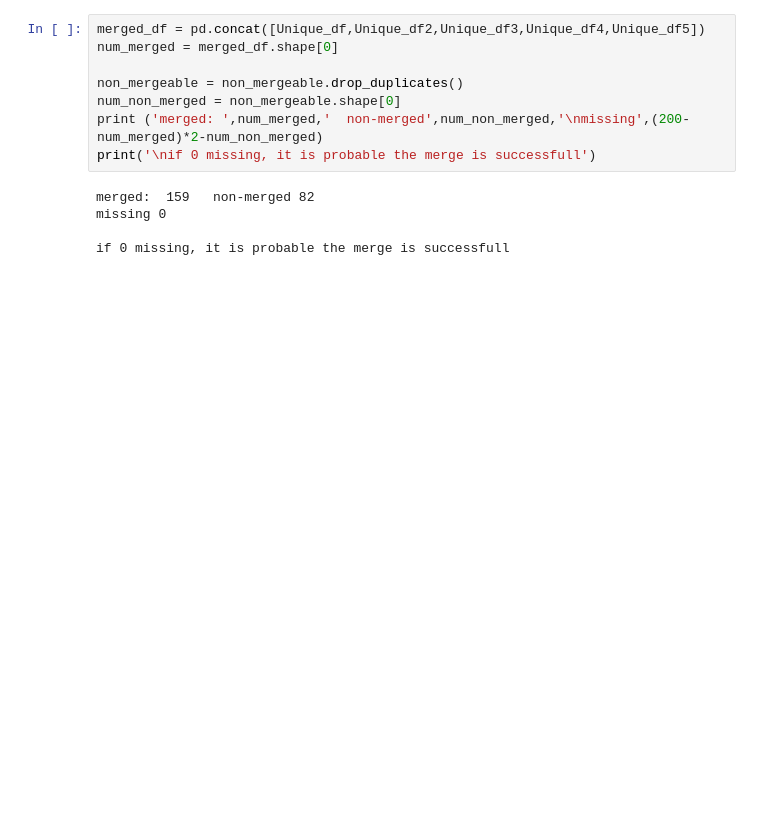
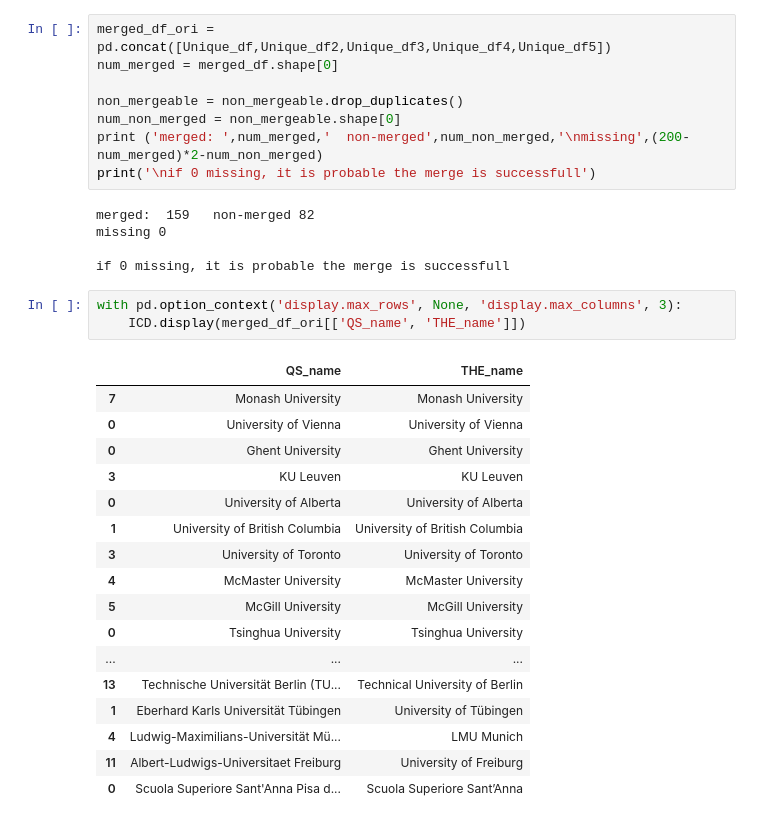
Before and after one commit to LucaZampieri/ADA_homework_LMX, a Jupyter notebook: 02 - Data from the Web/MartAndLuca.ipynb, the cells around one changed output. Saved outputs shown, nothing was run; the diff lists cells and outputs as text; blank space fills up the shorter version.

```diff
--- a/02 - Data from the Web/MartAndLuca.ipynb
+++ b/02 - Data from the Web/MartAndLuca.ipynb
@@ -814,7 +814,7 @@ QS before:  29    QS after:  25
 # %% [markdown]
 ## Final check:
 # %%
-merged_df = pd.concat([Unique_df,Unique_df2,Unique_df3,Unique_df4,Unique_df5])
+merged_df_ori = pd.concat([Unique_df,Unique_df2,Unique_df3,Unique_df4,Unique_df5])
 num_merged = merged_df.shape[0]
 
 non_mergeable = non_mergeable.drop_duplicates()
@@ -826,3 +826,24 @@ merged:  159   non-merged 82
 missing 0
 
 if 0 missing, it is probable the merge is successfull
+# %%
+with pd.option_context('display.max_rows', None, 'display.max_columns', 3):
+    ICD.display(merged_df_ori[['QS_name', 'THE_name']])
+# %% [output]
+|  | QS_name | THE_name |
+| 7 | Monash University | Monash University |
+| 0 | University of Vienna | University of Vienna |
+| 0 | Ghent University | Ghent University |
+| 3 | KU Leuven | KU Leuven |
+| 0 | University of Alberta | University of Alberta |
+| 1 | University of British Columbia | University of British Columbia |
+| 3 | University of Toronto | University of Toronto |
+| 4 | McMaster University | McMaster University |
+| 5 | McGill University | McGill University |
+| 0 | Tsinghua University | Tsinghua University |
+| ... | ... | ... |
+| 13 | Technische Universität Berlin (TU... | Technical University of Berlin |
+| 1 | Eberhard Karls Universität Tübingen | University of Tübingen |
+| 4 | Ludwig-Maximilians-Universität Mü... | LMU Munich |
+| 11 | Albert-Ludwigs-Universitaet Freiburg | University of Freiburg |
+| 0 | Scuola Superiore Sant'Anna Pisa d... | Scuola Superiore Sant’Anna |
```
Also changed, not shown: parts of 7 cells of this notebook.
